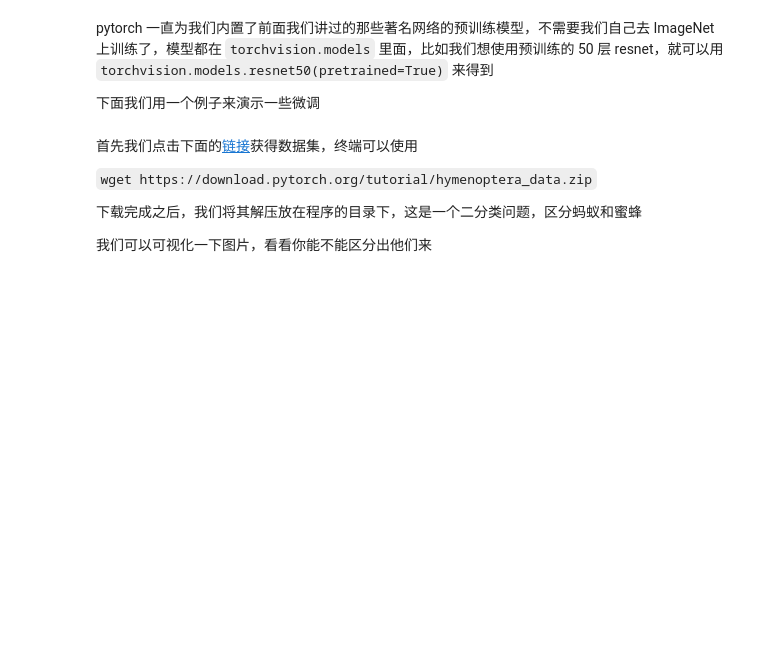
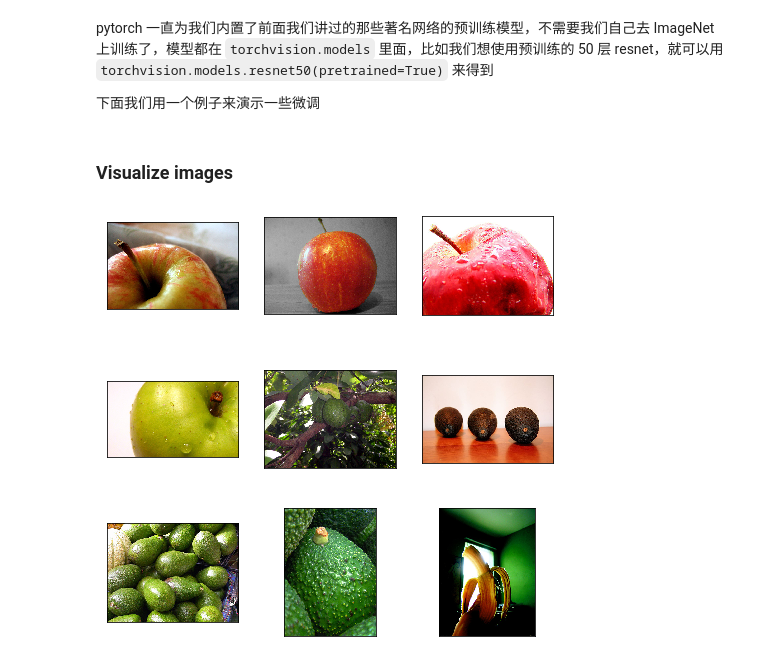
Before and after one commit to luoqiaoyang/Mobilenet-CustomData, a Jupyter notebook: Mobiilenet-finetune/fine-tune.ipynb, the cells around one changed output. Saved outputs shown, nothing was run; the diff lists cells and outputs as text; code cells hidden in the pictures; blank space fills up the shorter version.

```diff
--- a/Mobiilenet-finetune/fine-tune.ipynb
+++ b/Mobiilenet-finetune/fine-tune.ipynb
@@ -32,14 +29,8 @@ from torch.utils.data import DataLoader
 from torchvision import models
 from torchvision import transforms as tfs
 from torchvision.datasets import ImageFolder
-# %% [markdown]
-首先我们点击下面的[链接](https://download.pytorch.org/tutorial/hymenoptera_data.zip)获得数据集，终端可以使用
-
-`wget https://download.pytorch.org/tutorial/hymenoptera_data.zip`
-
-下载完成之后，我们将其解压放在程序的目录下，这是一个二分类问题，区分蚂蚁和蜜蜂
-
-我们可以可视化一下图片，看看你能不能区分出他们来
+# %% [markdown]
+### Visualize images
 # %%
 import os
 from PIL import Image
@@ -47,19 +38,24 @@ import matplotlib.pyplot as plt
 %matplotlib inline
 # %%
 root_path = '/home/yang/dataset/imagenet/fruits/train/'
-im_list = [os.path.join(root_path, 'kiwi', i) for i in os.listdir(root_path + 'kiwi')[:4]]
+im_list = [os.path.join(root_path, 'apple', i) for i in os.listdir(root_path + 'apple')[:4]]
+im_list += [os.path.join(root_path, 'avocado', i) for i in os.listdir(root_path + 'avocado')[:4]]
+im_list += [os.path.join(root_path, 'banana', i) for i in os.listdir(root_path + 'banana')[:4]]
+im_list += [os.path.join(root_path, 'kiwi', i) for i in os.listdir(root_path + 'kiwi')[:4]]
 im_list += [os.path.join(root_path, 'watermelon', i) for i in os.listdir(root_path + 'watermelon')[:5]]
 
-nrows = 5
-ncols = 5
+nrows = 3
+ncols = 3
 figsize = (8, 8)
 _, figs = plt.subplots(nrows, ncols, figsize=figsize)
 for i in range(nrows):
     for j in range(ncols):
         figs[i][j].imshow(Image.open(im_list[nrows*i+j]))
         figs[i][j].axes.get_xaxis().set_visible(False)
         figs[i][j].axes.get_yaxis().set_visible(False)
 plt.show()
+# %% [output]
+[figure, added]
 # %%
 # 定义数据预处理
 train_tf = tfs.Compose([
```
Also changed, not shown: parts of 24 cells of this notebook, 5 other files.
